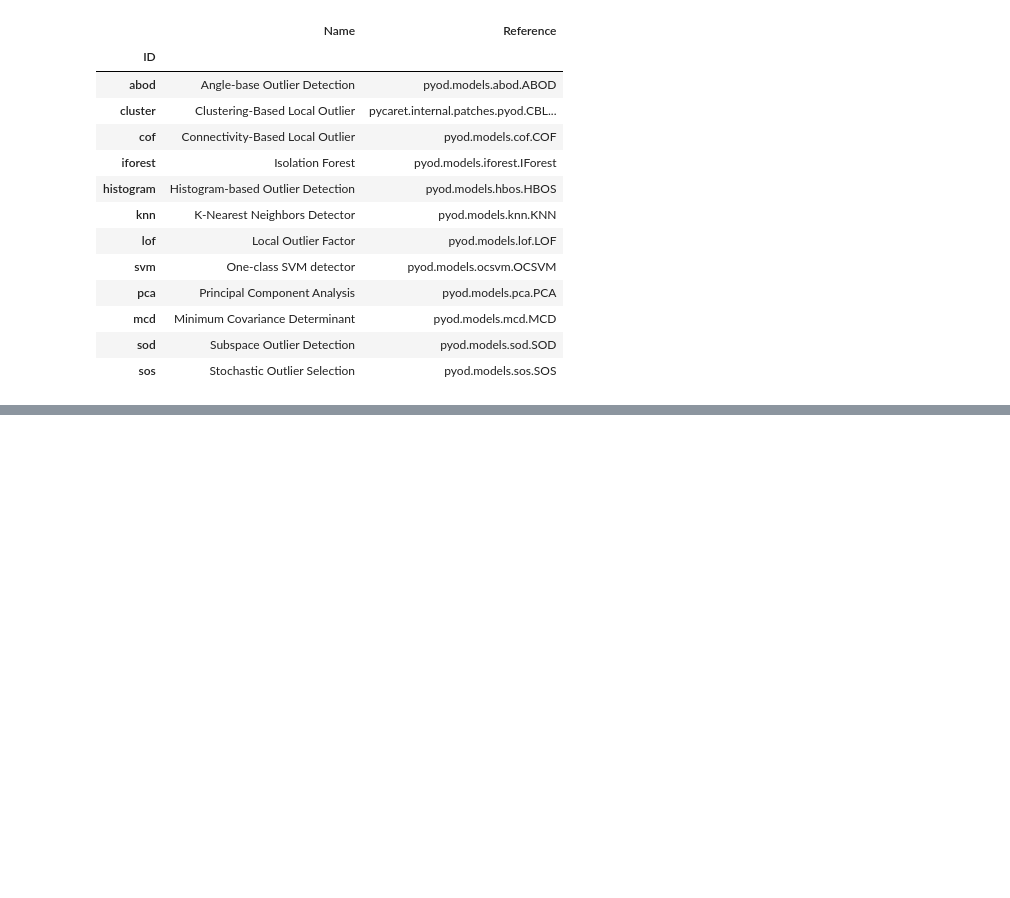
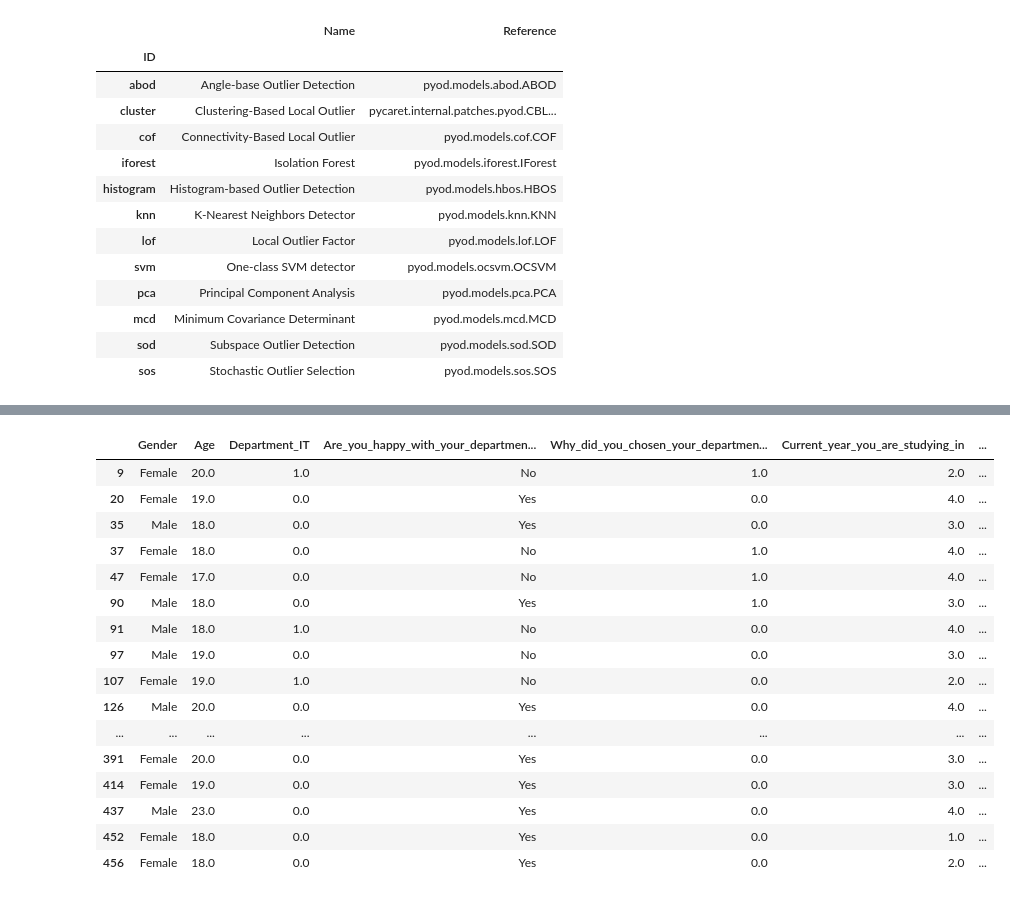
Before and after one commit to violettance/jupyter_notebooks, a Jupyter notebook: anomaly_detection.ipynb, the cells around one changed output, grey strips where cells are left out. Drawn from its saved outputs; the diff is of its cells as text; code cells hidden in the pictures; blank space fills up the shorter version.

```diff
--- a/anomaly_detection.ipynb
+++ b/anomaly_detection.ipynb
@@ -131,0 +333,46 @@ predictions[predictions["Anomaly"] == 1]
+# %%
+# Define the indices to check
+indices_to_check = [9, 20, 35, 37, 47, 90, 91, 97, 107, 126, 171, 186, 273, 278, 280, 314, 362, 373, 376, 391, 414, 437, 452, 456]
+
+# Create an empty list to store all the results
+results_list = []
+
+# Process each index
+for index in indices_to_check:
+    # Get the row at the specified index
+    row = predictions_true.loc[index]
+
+    # Get the non-zero values in the row
+    non_zero_values = row[row != 0]
+
+    # Add the results to the list
+    results_list.append(non_zero_values)
+
+# Concatenate all the results into a new DataFrame
+result_df = pd.concat(results_list, axis=1)
+
+# Make transpose
+result_df = result_df.transpose()
+
+# Replace all NaN values with 0
+result_df.fillna(0, inplace=True)
+
+result_df
+# %% [output]
+|  | Gender | Age | Department_IT | Are_you_happy_with_your_departmen... | Why_did_you_chosen_your_departmen... | Current_year_you_are_studying_in | ... |
+| 9 | Female | 20.0 | 1.0 | No | 1.0 | 2.0 | ... |
+| 20 | Female | 19.0 | 0.0 | Yes | 0.0 | 4.0 | ... |
+| 35 | Male | 18.0 | 0.0 | Yes | 0.0 | 3.0 | ... |
+| 37 | Female | 18.0 | 0.0 | No | 1.0 | 4.0 | ... |
+| 47 | Female | 17.0 | 0.0 | No | 1.0 | 4.0 | ... |
+| 90 | Male | 18.0 | 0.0 | Yes | 1.0 | 3.0 | ... |
+| 91 | Male | 18.0 | 1.0 | No | 0.0 | 4.0 | ... |
+| 97 | Male | 19.0 | 0.0 | No | 0.0 | 3.0 | ... |
+| 107 | Female | 19.0 | 1.0 | No | 0.0 | 2.0 | ... |
+| 126 | Male | 20.0 | 0.0 | Yes | 0.0 | 4.0 | ... |
+| ... | ... | ... | ... | ... | ... | ... | ... |
+| 391 | Female | 20.0 | 0.0 | Yes | 0.0 | 3.0 | ... |
+| 414 | Female | 19.0 | 0.0 | Yes | 0.0 | 3.0 | ... |
+| 437 | Male | 23.0 | 0.0 | Yes | 0.0 | 4.0 | ... |
+| 452 | Female | 18.0 | 0.0 | Yes | 0.0 | 1.0 | ... |
+| 456 | Female | 18.0 | 0.0 | Yes | 0.0 | 2.0 | ... |
```
Also changed, not shown: parts of 48 cells of this notebook, 5 other files.
